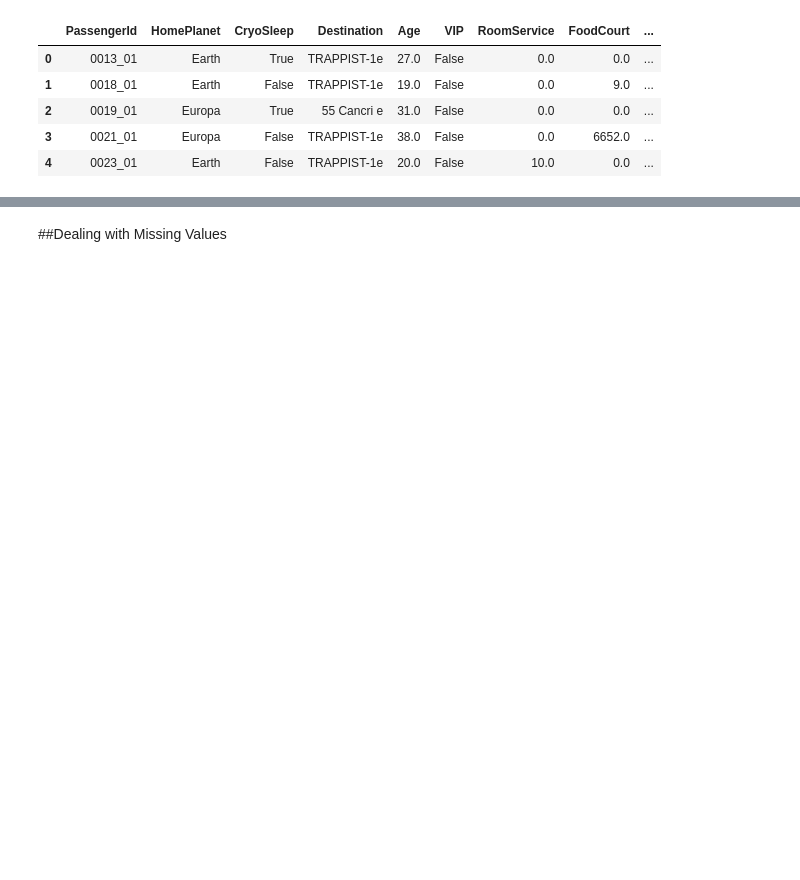
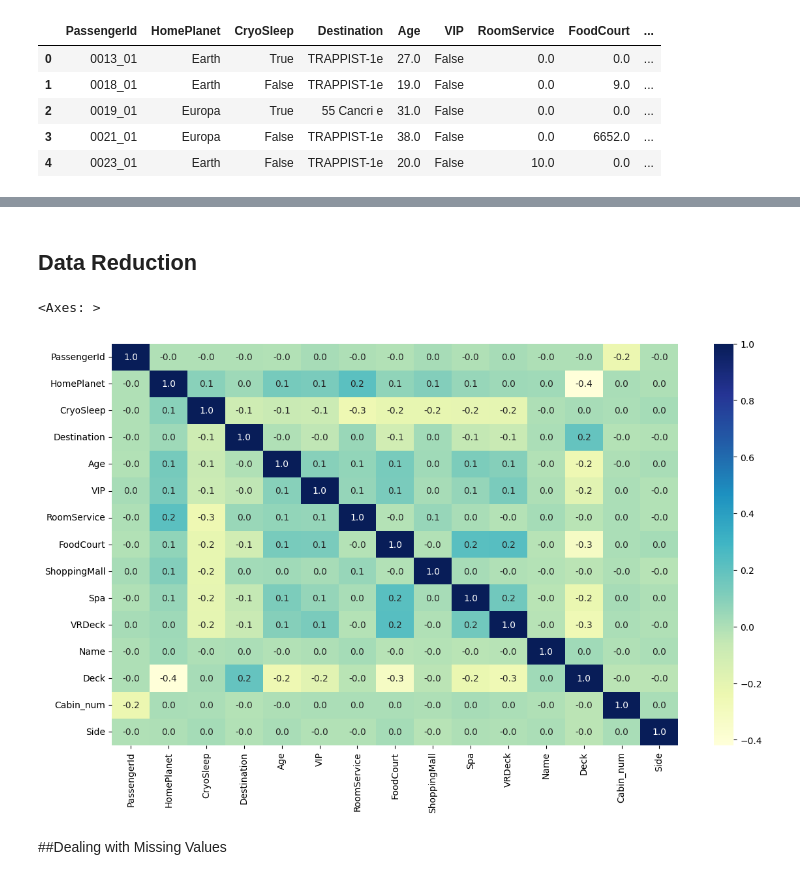
Before and after one commit to jhonnybenna/machine_learning, a Jupyter notebook: Spaceship_Titanic.ipynb, the cells around one changed output, grey strips where cells are left out. Drawn from its saved outputs; the diff is of its cells as text; code cells hidden in the pictures; blank space fills up the shorter version.

```diff
--- a/Spaceship_Titanic.ipynb
+++ b/Spaceship_Titanic.ipynb
@@ -172,2 +186,10 @@ This does not constitute a problem, as tensorflow is able to deal with missing v
+# %% [markdown]
+## Data Reduction
+# %%
+plt.figure(figsize=(14,8))
+sns.heatmap(train_code.drop('Transported', axis='columns').corr(numeric_only=True), annot=True, fmt='.1f', cmap='YlGnBu')
+# %% [output]
+<Axes: >
+[figure, added]
 # %% [markdown]
 ##Dealing with Missing Values
```
Also changed, not shown: parts of 69 cells of this notebook.
